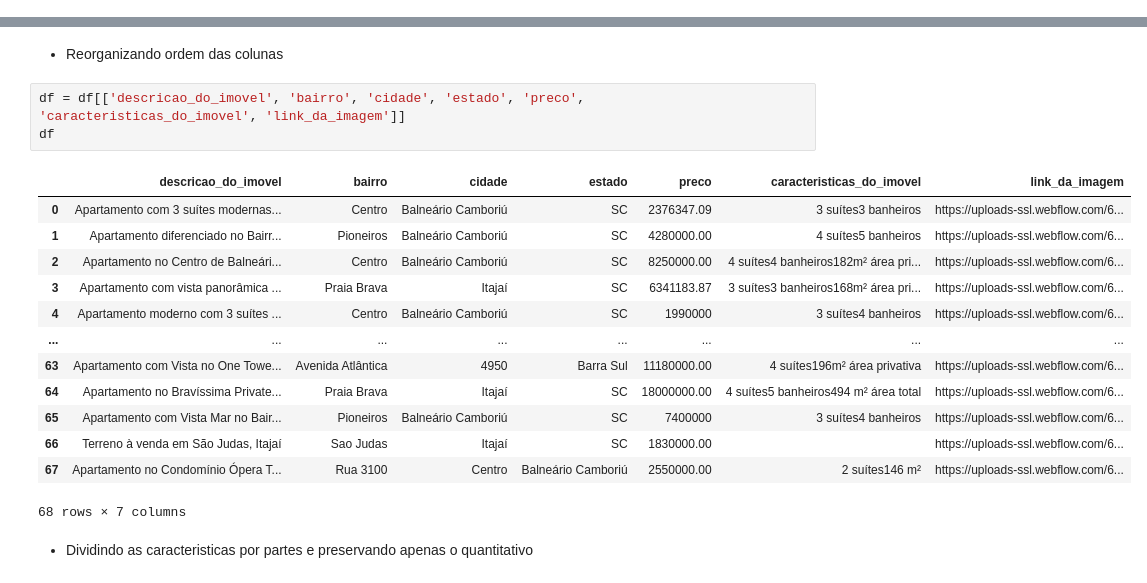
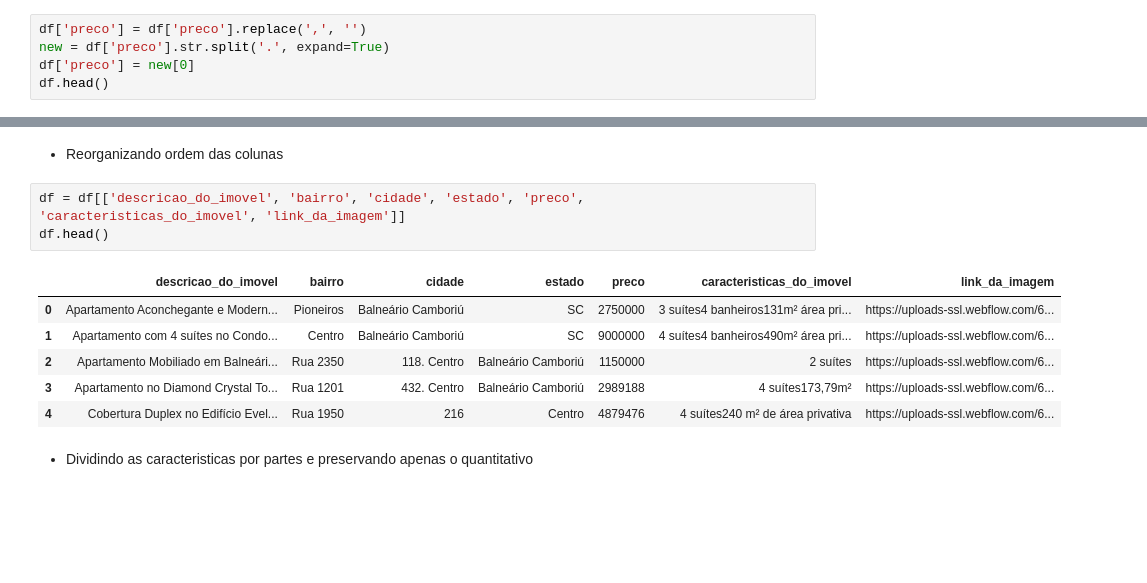
Before and after one commit to michellssgui22/PROJETOS_ESTUDO_WEBSCRAPER, a Jupyter notebook: projetos/imoveis-bc.ipynb, the cells around one changed output, grey strips where cells are left out. Drawn from its saved outputs; the diff is of its cells as text; blank space fills up the shorter version.

```diff
--- a/projetos/imoveis-bc.ipynb
+++ b/projetos/imoveis-bc.ipynb
@@ -160,0 +167,5 @@ df.head()
+# %%
+df['preco'] = df['preco'].replace(',', '')
+new = df['preco'].str.split('.', expand=True)
+df['preco'] = new[0]
+df.head()
@@ -197,21 +208,14 @@ df
 * Reorganizando ordem das colunas
 # %%
 df = df[['descricao_do_imovel', 'bairro', 'cidade', 'estado', 'preco', 'caracteristicas_do_imovel', 'link_da_imagem']]
-df
+df.head()
 # %% [output]
 |  | descricao_do_imovel | bairro | cidade | estado | preco | caracteristicas_do_imovel | link_da_imagem |
-| 0 | Apartamento com 3 suítes modernas... | Centro | Balneário Camboriú | SC | 2376347.09 | 3 suítes3 banheiros | https://uploads-ssl.webflow.com/6... |
-| 1 | Apartamento diferenciado no Bairr... | Pioneiros | Balneário Camboriú | SC | 4280000.00 | 4 suítes5 banheiros | https://uploads-ssl.webflow.com/6... |
-| 2 | Apartamento no Centro de Balneári... | Centro | Balneário Camboriú | SC | 8250000.00 | 4 suítes4 banheiros182m² área pri... | https://uploads-ssl.webflow.com/6... |
-| 3 | Apartamento com vista panorâmica ... | Praia Brava | Itajaí | SC | 6341183.87 | 3 suítes3 banheiros168m² área pri... | https://uploads-ssl.webflow.com/6... |
-| 4 | Apartamento moderno com 3 suítes ... | Centro | Balneário Camboriú | SC | 1990000 | 3 suítes4 banheiros | https://uploads-ssl.webflow.com/6... |
-| ... | ... | ... | ... | ... | ... | ... | ... |
-| 63 | Apartamento com Vista no One Towe... | Avenida Atlântica | 4950 | Barra Sul | 11180000.00 | 4 suítes196m² área privativa | https://uploads-ssl.webflow.com/6... |
-| 64 | Apartamento no Bravíssima Private... | Praia Brava | Itajaí | SC | 18000000.00 | 4 suítes5 banheiros494 m² área total | https://uploads-ssl.webflow.com/6... |
-| 65 | Apartamento com Vista Mar no Bair... | Pioneiros | Balneário Camboriú | SC | 7400000 | 3 suítes4 banheiros | https://uploads-ssl.webflow.com/6... |
-| 66 | Terreno à venda em São Judas, Itajaí | Sao Judas | Itajaí | SC | 1830000.00 |  | https://uploads-ssl.webflow.com/6... |
-| 67 | Apartamento no Condomínio Ópera T... | Rua 3100 | Centro | Balneário Camboriú | 2550000.00 | 2 suítes146 m² | https://uploads-ssl.webflow.com/6... |
+| 0 | Apartamento Aconchegante e Modern... | Pioneiros | Balneário Camboriú | SC | 2750000 | 3 suítes4 banheiros131m² área pri... | https://uploads-ssl.webflow.com/6... |
+| 1 | Apartamento com 4 suítes no Condo... | Centro | Balneário Camboriú | SC | 9000000 | 4 suítes4 banheiros490m² área pri... | https://uploads-ssl.webflow.com/6... |
+| 2 | Apartamento Mobiliado em Balneári... | Rua 2350 | 118. Centro | Balneário Camboriú | 1150000 | 2 suítes | https://uploads-ssl.webflow.com/6... |
+| 3 | Apartamento no Diamond Crystal To... | Rua 1201 | 432. Centro | Balneário Camboriú | 2989188 | 4 suítes173,79m² | https://uploads-ssl.webflow.com/6... |
+| 4 | Cobertura Duplex no Edifício Evel... | Rua 1950 | 216 | Centro | 4879476 | 4 suítes240 m² de área privativa | https://uploads-ssl.webflow.com/6... |
-68 rows × 7 columns
 # %% [markdown]
 * Dividindo as caracteristicas por partes e preservando apenas o quantitativo
 # %%
```
Also changed, not shown: parts of 42 cells of this notebook.
